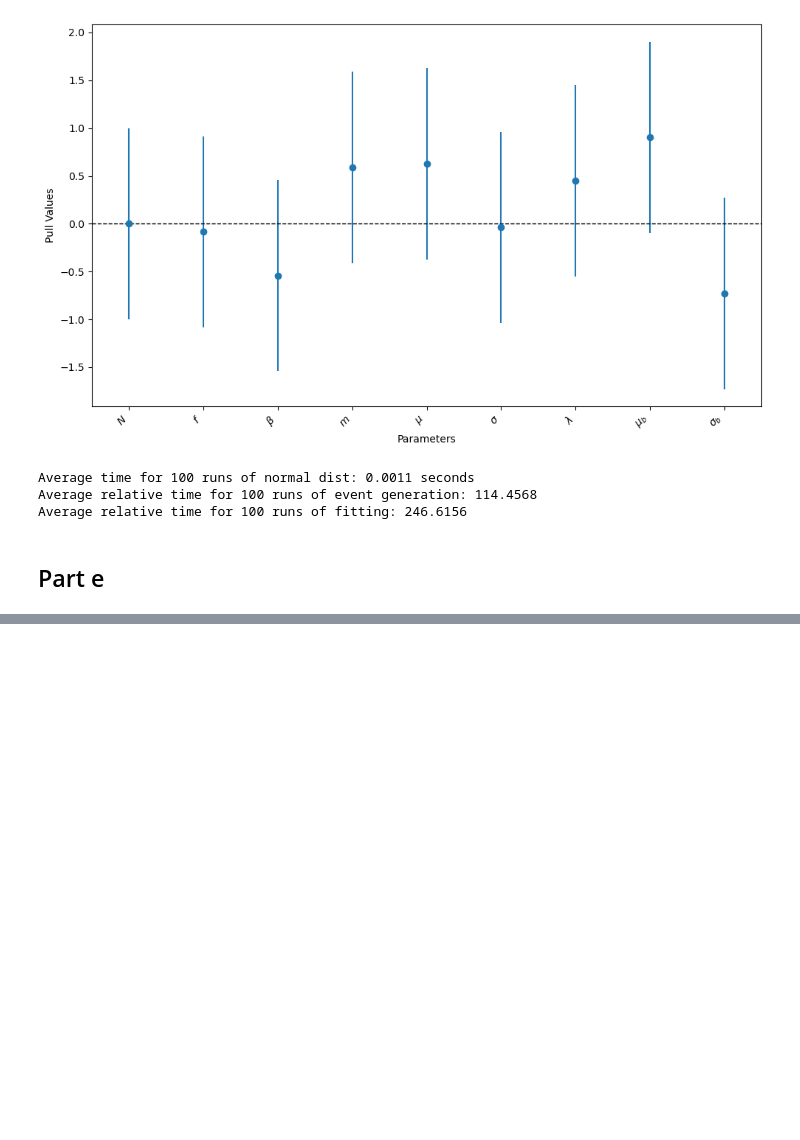
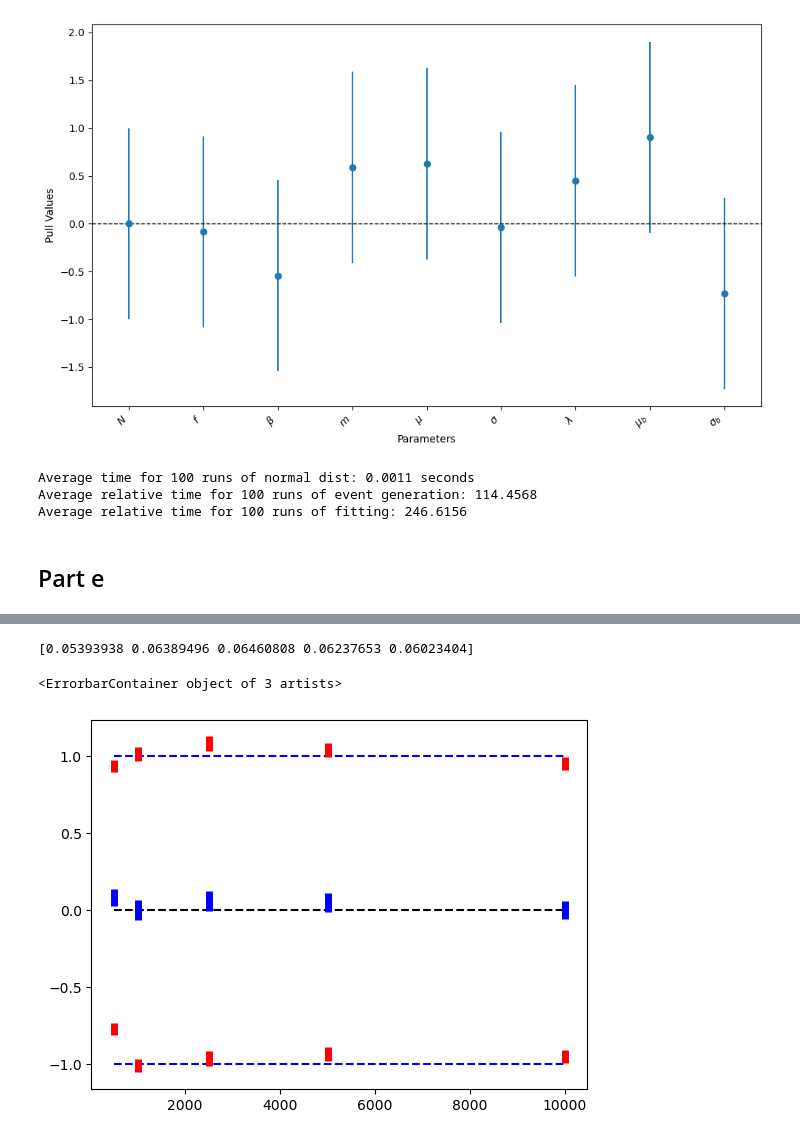
Before and after one commit to ecole41/S1_coursework_test, a Jupyter notebook: Hand_in/Coursework_S1.ipynb, the cells around one changed output, grey strips where cells are left out. Drawn from its saved outputs; the diff is of its cells as text; code cells hidden in the pictures; blank space fills up the shorter version.

```diff
--- a/Hand_in/Coursework_S1.ipynb
+++ b/Hand_in/Coursework_S1.ipynb
@@ -455,0 +474,35 @@ for i, sample_size in enumerate(sample_sizes):
+# %%
+pull_data=[]
+
+for i, sample_size in enumerate(sample_sizes):
+    values = np.array(sample_lam_values[sample_size])
+    errors = np.array(sample_lam_errors[sample_size])
+
+    # Calculate the pulls (residuals normalized by errors)
+    pulls = (values - true_lam) / errors
+
+
+    m = np.mean(pulls)
+    s = np.std(pulls , ddof=1)
+    me = s/len(pulls)**0.5
+    se = s/(2*len(pulls)-1)**0.5
+
+    pull_data.append([m, me, s, se])
+
+
+sample_sizes = [500, 1000, 2500, 5000, 10000]
+pull_data = np.array(pull_data)
+print(pull_data[:,1])
+
+plt.plot([500,10000],[0,0], 'k--')
+plt.plot([500,10000],[1,1], 'k--', c='b')
+plt.plot([500,10000],[-1,-1], 'k--', c='b')
+plt.errorbar(sample_sizes, pull_data[:, 0], yerr=pull_data[:, 1], fmt='o', color='blue', label='Mean ± Error', capsize=0,markersize=2, elinewidth=5)
+
+
+plt.errorbar(sample_sizes, pull_data[:, 0]+pull_data[:, 2], yerr=pull_data[:, 3], fmt='o', color='red', capsize=0,markersize=2, elinewidth=5)
+plt.errorbar(sample_sizes, pull_data[:, 0]-pull_data[:, 2], yerr=pull_data[:, 3], fmt='o', color='red', capsize=0,markersize=2, elinewidth=5)
+# %% [output]
+[0.05393938 0.06389496 0.06460808 0.06237653 0.06023404]
+<ErrorbarContainer object of 3 artists>
+[figure, added]
```
Also changed, not shown: parts of 3 cells of this notebook, 7 other files.
